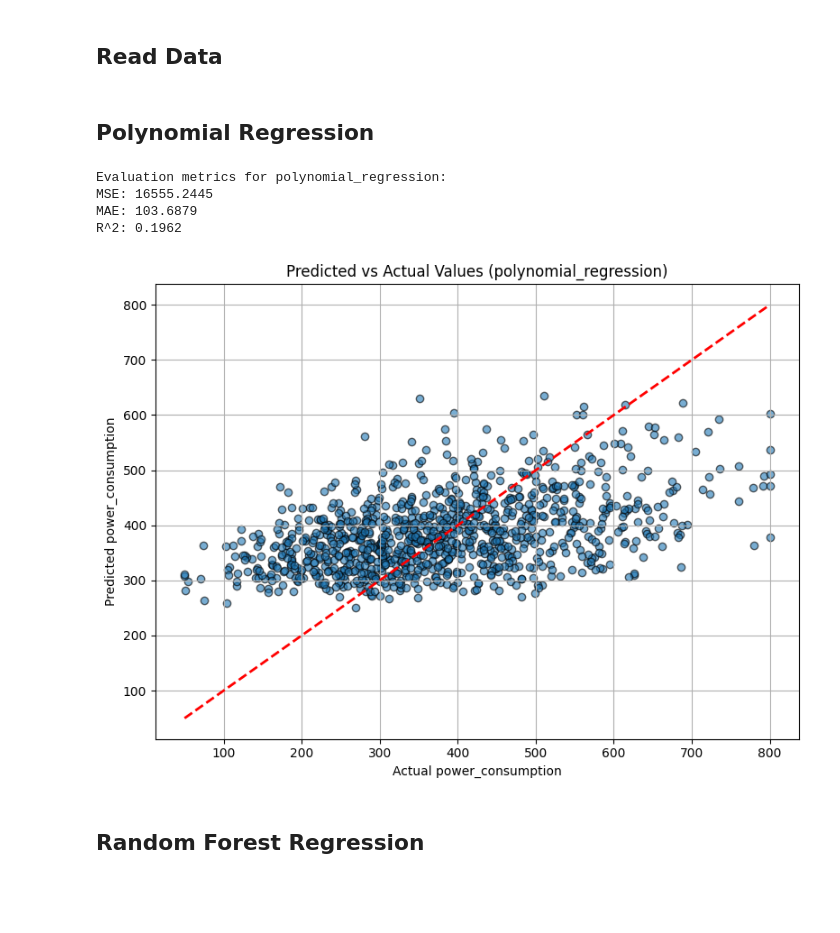
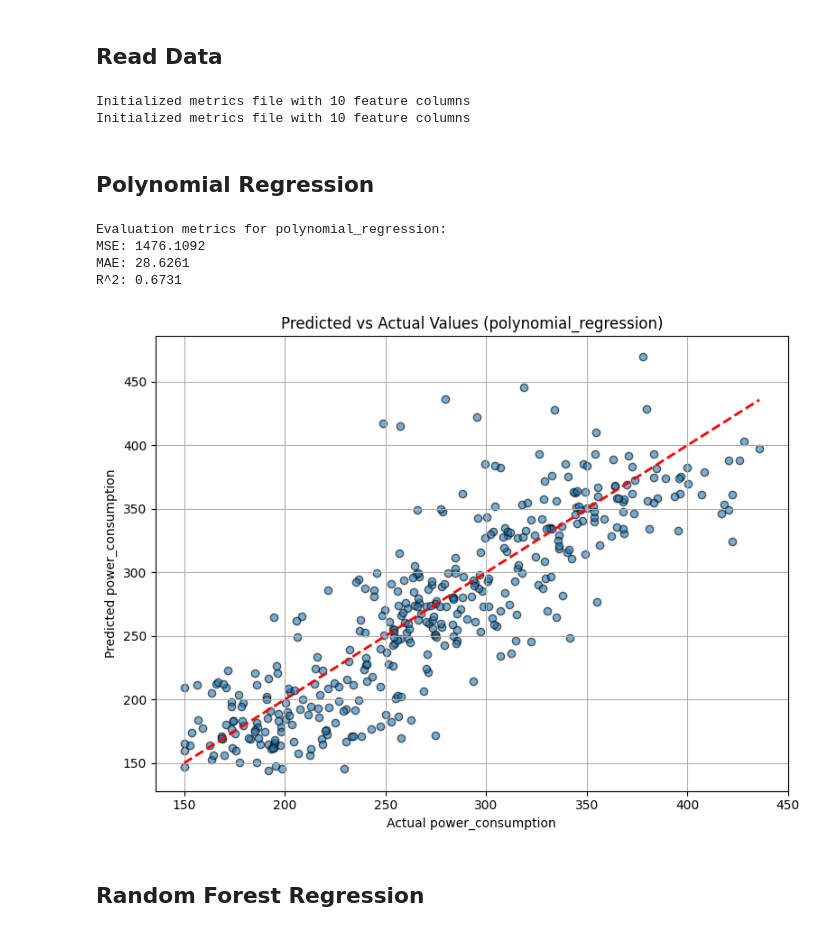
Before and after one commit to MuhammadAhmadMirza/BNA26-ML, a Jupyter notebook: src/models.ipynb, the cells around one changed output. Saved outputs shown, nothing was run; the diff lists cells and outputs as text; code cells hidden in the pictures; blank space fills up the shorter version.

```diff
--- a/src/models.ipynb
+++ b/src/models.ipynb
@@ -109,7 +127,7 @@ df = pd.read_csv("../data/dataset.csv")
 
 target_column = "power_consumption" # do not change this line
 
-feature_columns = ["disk_io", "thread_count", "temperature"]  # change
+feature_columns = [col for col in df.columns if col != target_column]  # TODO find best features from data_analysis.ipynb
 
 # Prepare data
 X = df[feature_columns]
@@ -121,39 +139,56 @@ X_train, X_test, y_train, y_test = train_test_split(X, y, test_size=0.2, random_
 # constants
 model_name = ""
 MODEL_DIR = "../models"
+
+# Initialize metrics file with feature columns
+initialize_metrics(feature_columns)
+
+initialize_metrics(feature_columns)
+# Initialize metrics file with feature columns
+# %% [output]
+Initialized metrics file with 10 feature columns
+Initialized metrics file with 10 feature columns
 # %% [markdown]
 ## Polynomial Regression
 # %%
 # Model save directory
 model_name = "polynomial_regression"
 MODEL_PATH = os.path.join(MODEL_DIR, model_name + ".joblib")
 
-# Hyperparameters
-degree = 2              # Polynomial degree for feature expansion
-include_bias = False    # Whether to include bias term in polynomial features
+# TODO Hyperparameters
+degree = 1              # experiment with different degrees, linear=1, quadratic=2, cubic=3 ...
+include_bias = False    # bias means that the model can have a non-zero y-intercept
+
+X_train_model = X_train[feature_columns]
+X_test_model = X_test[feature_columns]
 
 hyperparameters = {
     "degree": degree,
     "include_bias": include_bias,
+    "fit_intercept": False,
+    "features_used": feature_columns,
 }
 
 # Training model
-model = make_pipeline(PolynomialFeatures(degree, include_bias=include_bias), LinearRegression())
-model.fit(X_train, y_train)
+model = make_pipeline(
+    PolynomialFeatures(degree, include_bias=include_bias),
+    LinearRegression(fit_intercept=False)  # TODO no intercept means always passing through origin, is that good or bad?
+)
+model.fit(X_train_model, y_train)
 
 # Saving model
 os.makedirs(MODEL_DIR, exist_ok=True)
 joblib.dump(model, MODEL_PATH)
 
 # Evaluate and plot
-predictions = evaluate_model(model_name, hyperparameters, feature_columns)
+predictions = evaluate_model(model_name, hyperparameters)
 plot_predictions(y_test, predictions, model_name)
 # %% [output]
 Evaluation metrics for polynomial_regression:
-MSE: 16555.2445
-MAE: 103.6879
-R^2: 0.1962
+MSE: 1476.1092
+MAE: 28.6261
+R^2: 0.6731
-[figure, old version]
+[figure, new version]
 # %% [markdown]
 ## Random Forest Regression
 # %%
```
Also changed, not shown: parts of 8 cells of this notebook.
